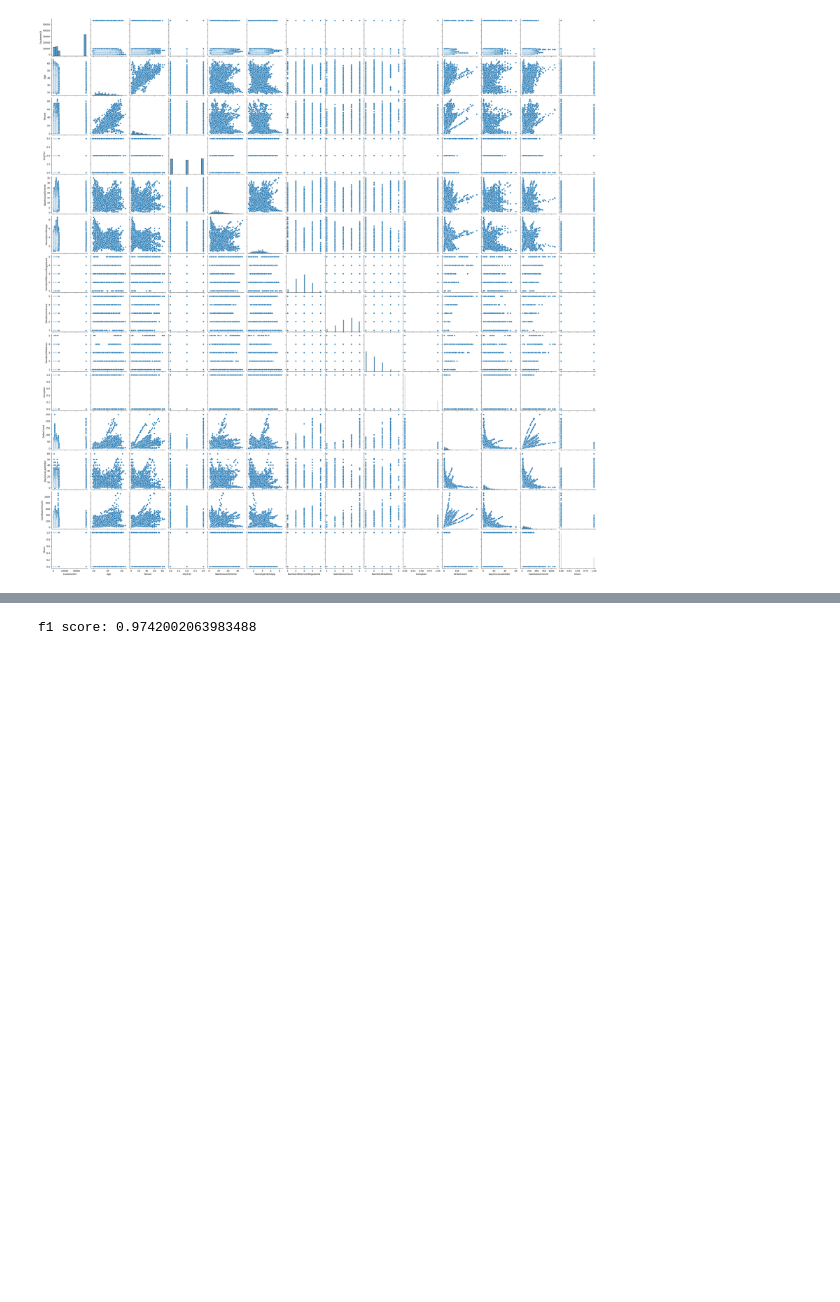
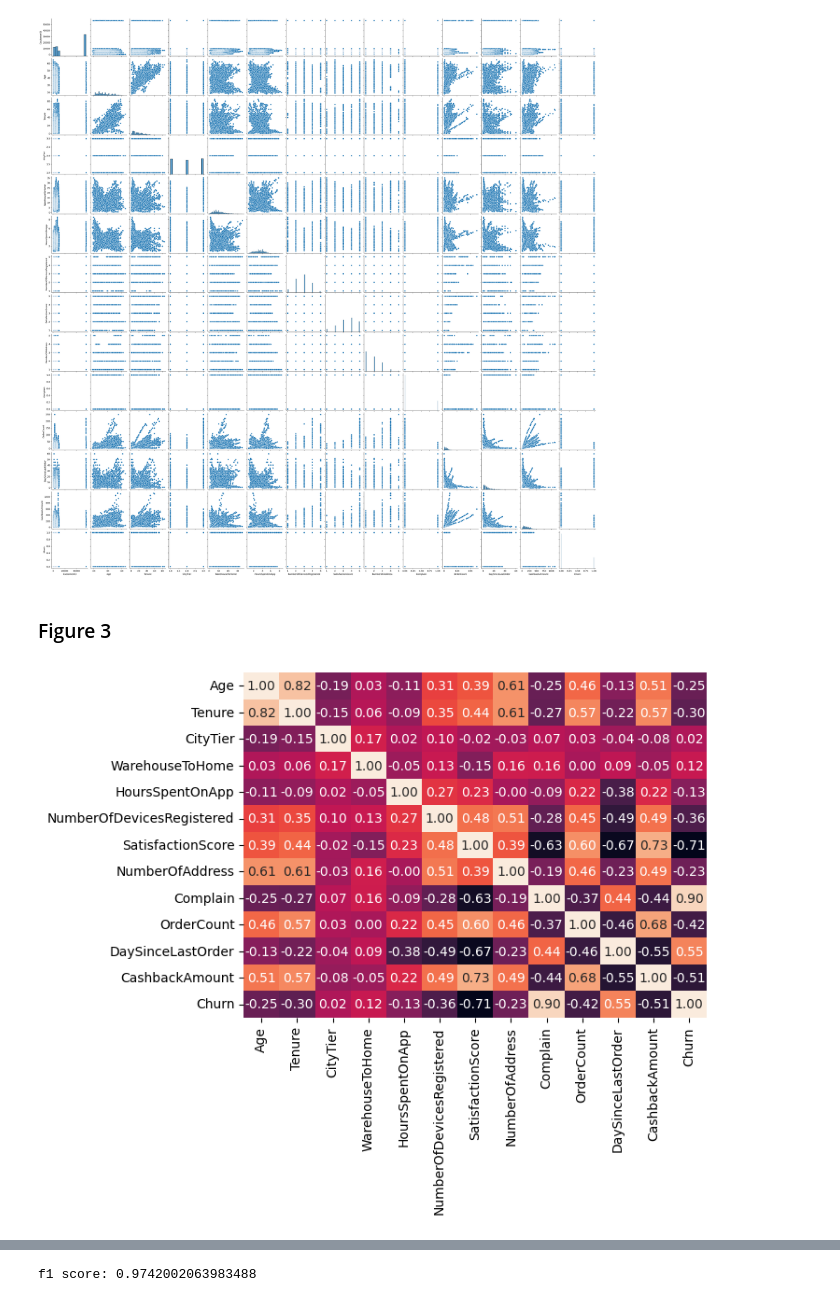
Before and after one commit to ShadekJaramillo/Client-Churning-predictor, a Jupyter notebook: src/explore.ipynb, the cells around one changed output, grey strips where cells are left out. Cells and saved outputs as stored; diff of their text form; code cells hidden in the pictures; blank space fills up the shorter version.

```diff
--- a/src/explore.ipynb
+++ b/src/explore.ipynb
@@ -117,3 +140,15 @@ sns.pairplot(raw_df)
 plt.show()
 # %% [output]
 [figure]
+# %% [markdown]
+### Figure 3
+# %%
+sns.heatmap(
+    df.drop(columns=['Gender','PreferredLoginDevice']).corr(),
+    annot=True,
+    fmt='.2f',
+    cbar=False
+)
+plt.show()
+# %% [output]
+[figure, added]
```
Also changed, not shown: parts of 18 cells of this notebook.
